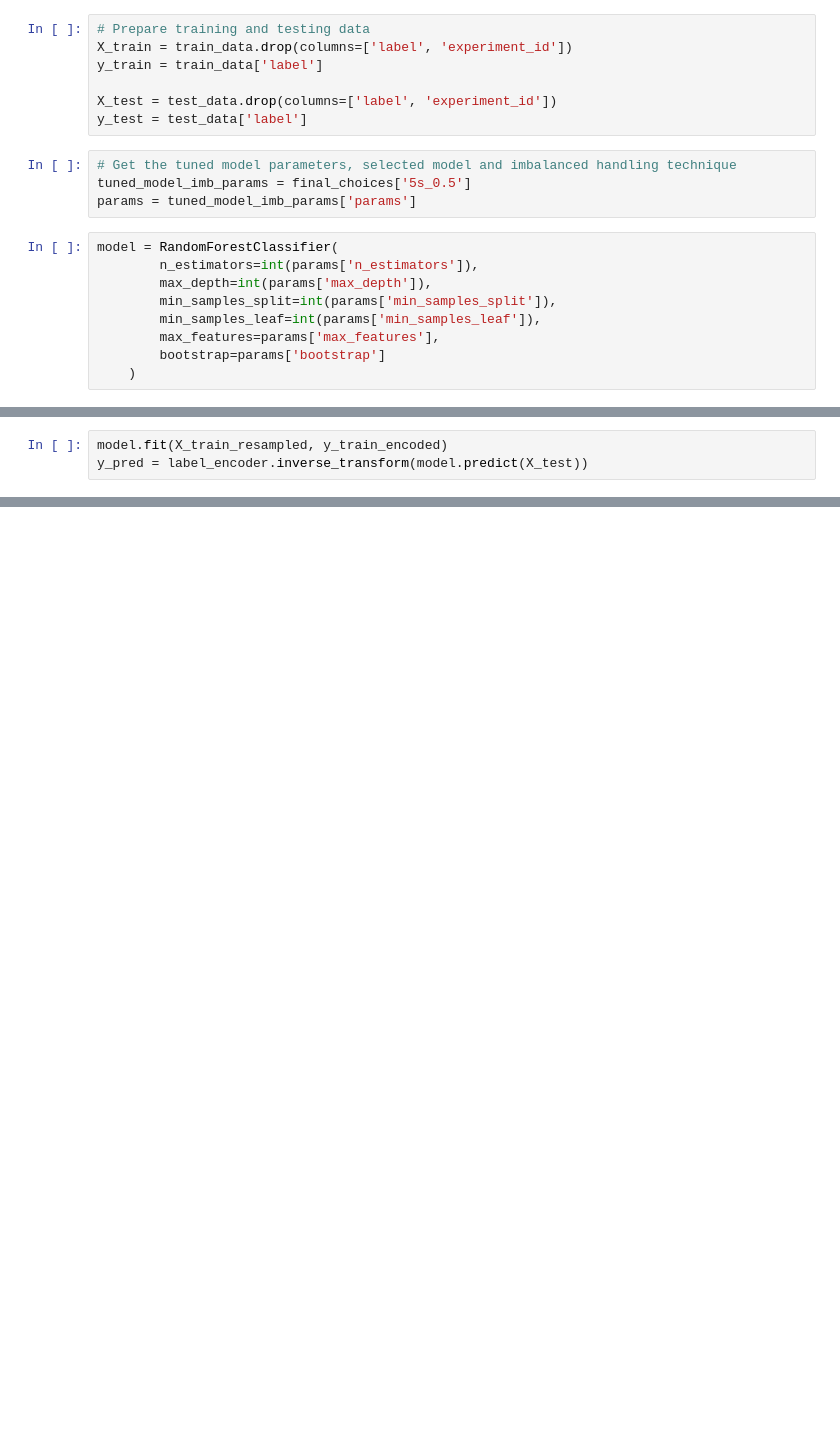
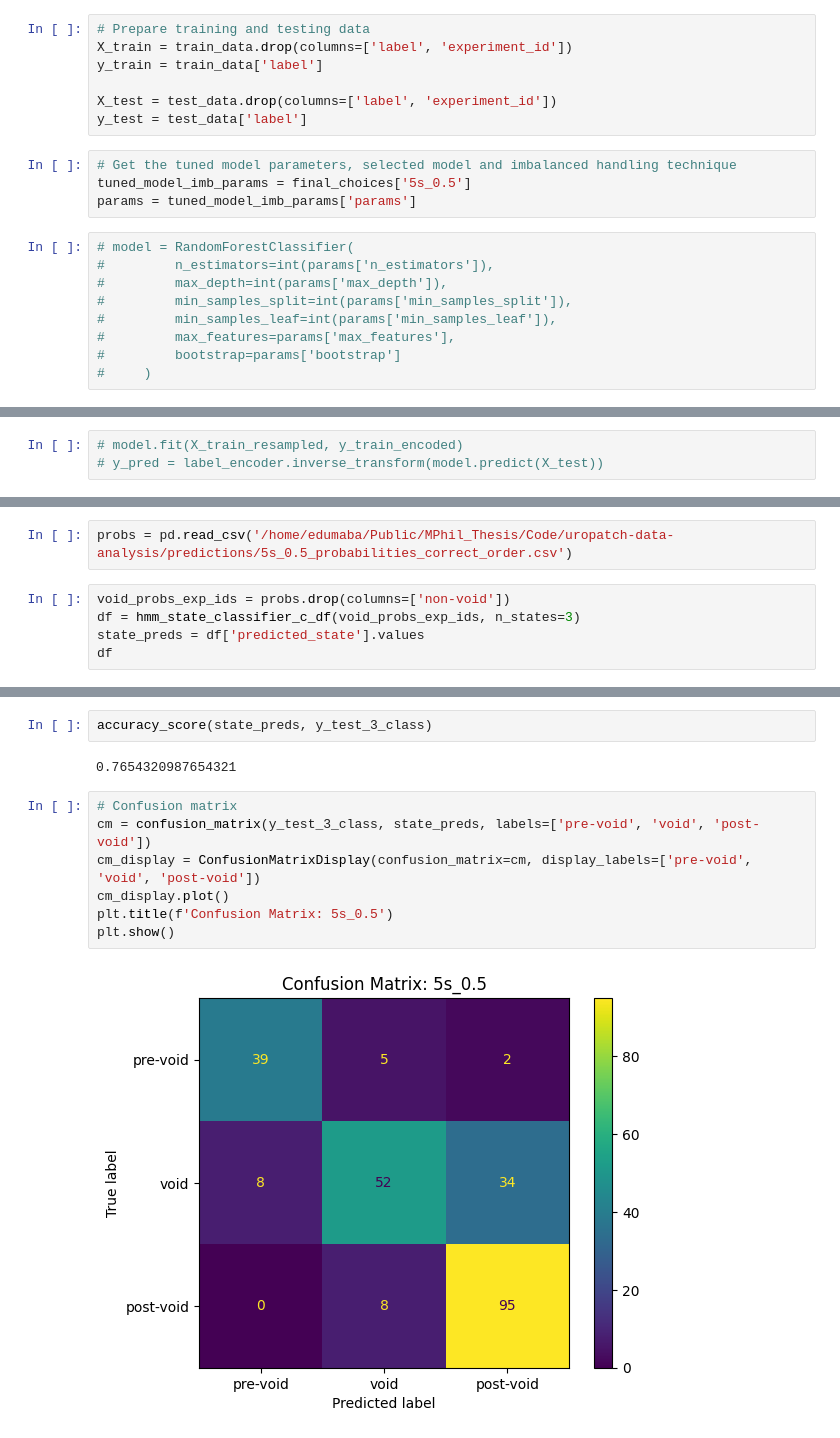
Before and after one commit to edumabagraham/uropatch-data-analysis, a Jupyter notebook: stage_4_state_spce_classification.ipynb, the cells around one changed output, grey strips where cells are left out. Cells and saved outputs as stored; diff of their text form; blank space fills up the shorter version.

```diff
--- a/stage_4_state_spce_classification.ipynb
+++ b/stage_4_state_spce_classification.ipynb
@@ -37,12 +38,12 @@ y_test = test_data['label']
 tuned_model_imb_params = final_choices['5s_0.5']
 params = tuned_model_imb_params['params']
 # %%
-model = RandomForestClassifier(
-        n_estimators=int(params['n_estimators']),
-        max_depth=int(params['max_depth']),
-        min_samples_split=int(params['min_samples_split']),
-        min_samples_leaf=int(params['min_samples_leaf']),
-        max_features=params['max_features'],
-        bootstrap=params['bootstrap']
-    )
+# model = RandomForestClassifier(
+#         n_estimators=int(params['n_estimators']),
+#         max_depth=int(params['max_depth']),
+#         min_samples_split=int(params['min_samples_split']),
+#         min_samples_leaf=int(params['min_samples_leaf']),
+#         max_features=params['max_features'],
+#         bootstrap=params['bootstrap']
+#     )
 # %%
@@ -56,4 +57,4 @@ y_train_encoded = label_encoder.fit_transform(y_train_resampled)
 # %%
-model.fit(X_train_resampled, y_train_encoded)
-y_pred = label_encoder.inverse_transform(model.predict(X_test))
+# model.fit(X_train_resampled, y_train_encoded)
+# y_pred = label_encoder.inverse_transform(model.predict(X_test))
 # %%
@@ -192,0 +225,7 @@ Even though the 'covars_' attribute is set, it will be overwritten during initia
+# %%
+probs = pd.read_csv('/home/edumaba/Public/MPhil_Thesis/Code/uropatch-data-analysis/predictions/5s_0.5_probabilities_correct_order.csv')
+# %%
+void_probs_exp_ids = probs.drop(columns=['non-void'])
+df = hmm_state_classifier_c_df(void_probs_exp_ids, n_states=3)
+state_preds = df['predicted_state'].values
+df
@@ -192,0 +252,13 @@ Even though the 'covars_' attribute is set, it will be overwritten during initia
+# %%
+accuracy_score(state_preds, y_test_3_class)
+# %% [output]
+0.7654320987654321
+# %%
+# Confusion matrix
+cm = confusion_matrix(y_test_3_class, state_preds, labels=['pre-void', 'void', 'post-void'])
+cm_display = ConfusionMatrixDisplay(confusion_matrix=cm, display_labels=['pre-void', 'void', 'post-void'])
+cm_display.plot()
+plt.title(f'Confusion Matrix: 5s_0.5')
+plt.show()
+# %% [output]
+[figure, added]
```
Also changed, not shown: parts of 20 cells of this notebook, 2 other files.
